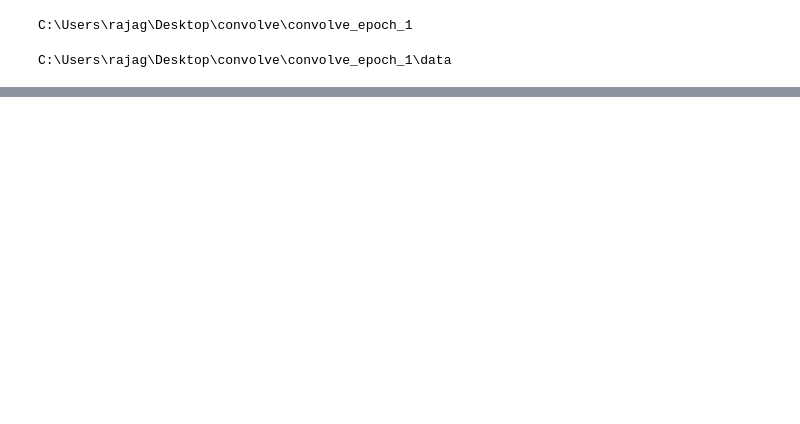
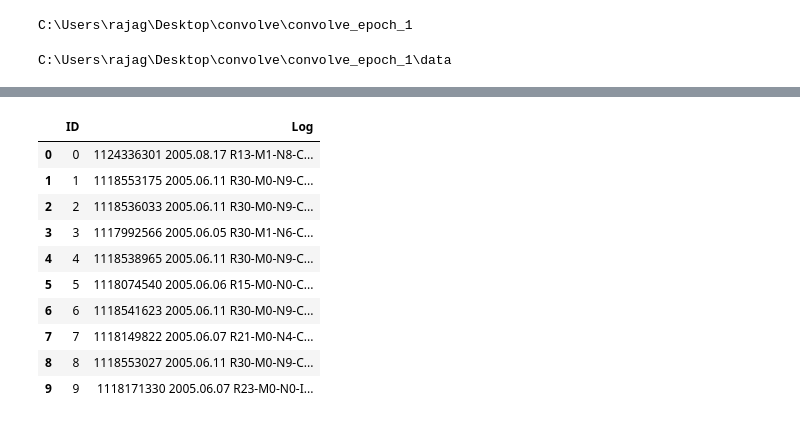
Before and after one commit to goyalpramod/convolve_epoch_1, a Jupyter notebook: notebook/different_ways_one_by_one.ipynb, the cells around one changed output, grey strips where cells are left out. Cells and saved outputs as stored; diff of their text form; code cells hidden in the pictures; blank space fills up the shorter version.

```diff
--- a/notebook/different_ways_one_by_one.ipynb
+++ b/notebook/different_ways_one_by_one.ipynb
@@ -87,0 +299,2 @@ Successfully installed huggingface-hub-0.11.1 tokenizers-0.13.2 transformers-4.2
+# %%
+test = pd.read_csv("test.csv")
@@ -87,0 +313,14 @@ Successfully installed huggingface-hub-0.11.1 tokenizers-0.13.2 transformers-4.2
+# %%
+test.head(10)
+# %% [output]
+|  | ID | Log |
+| 0 | 0 | 1124336301 2005.08.17 R13-M1-N8-C... |
+| 1 | 1 | 1118553175 2005.06.11 R30-M0-N9-C... |
+| 2 | 2 | 1118536033 2005.06.11 R30-M0-N9-C... |
+| 3 | 3 | 1117992566 2005.06.05 R30-M1-N6-C... |
+| 4 | 4 | 1118538965 2005.06.11 R30-M0-N9-C... |
+| 5 | 5 | 1118074540 2005.06.06 R15-M0-N0-C... |
+| 6 | 6 | 1118541623 2005.06.11 R30-M0-N9-C... |
+| 7 | 7 | 1118149822 2005.06.07 R21-M0-N4-C... |
+| 8 | 8 | 1118553027 2005.06.11 R30-M0-N9-C... |
+| 9 | 9 | 1118171330 2005.06.07 R23-M0-N0-I... |
```
Also changed, not shown: parts of 71 cells of this notebook, 1 other file.
